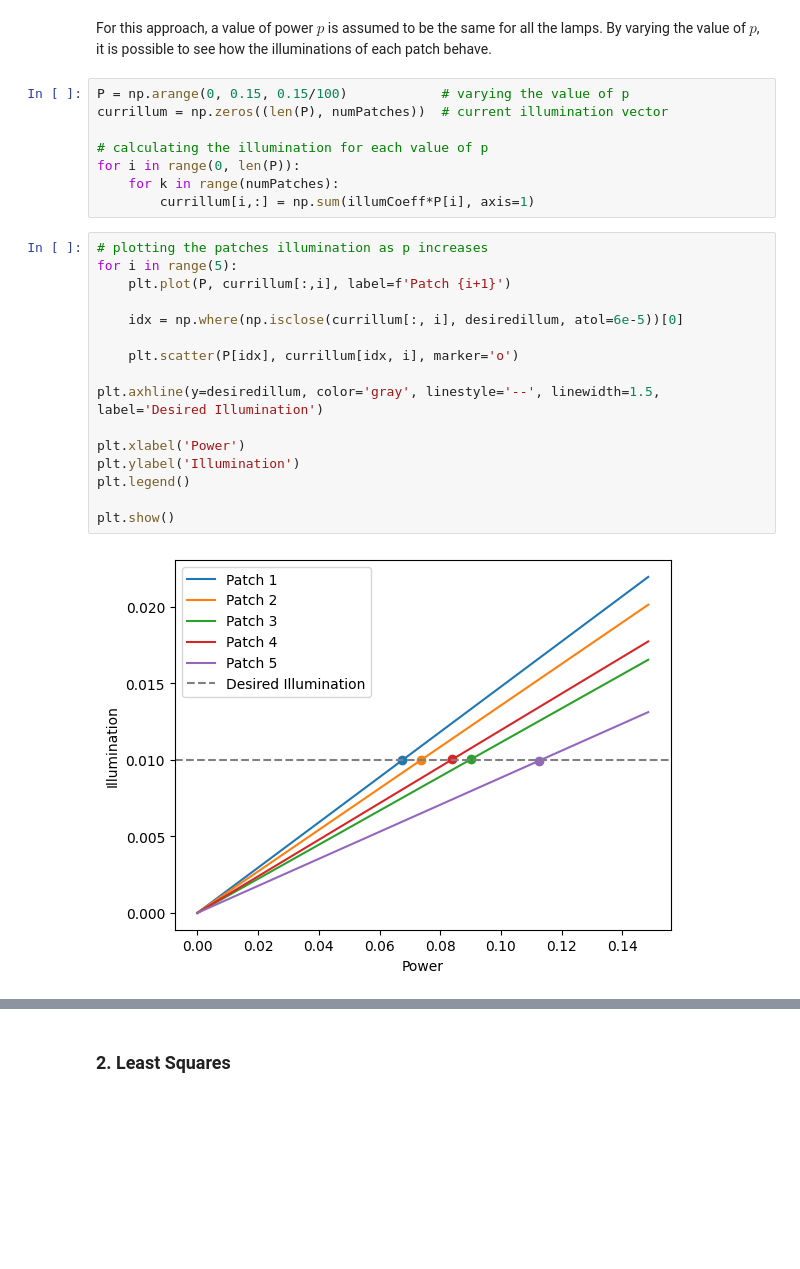
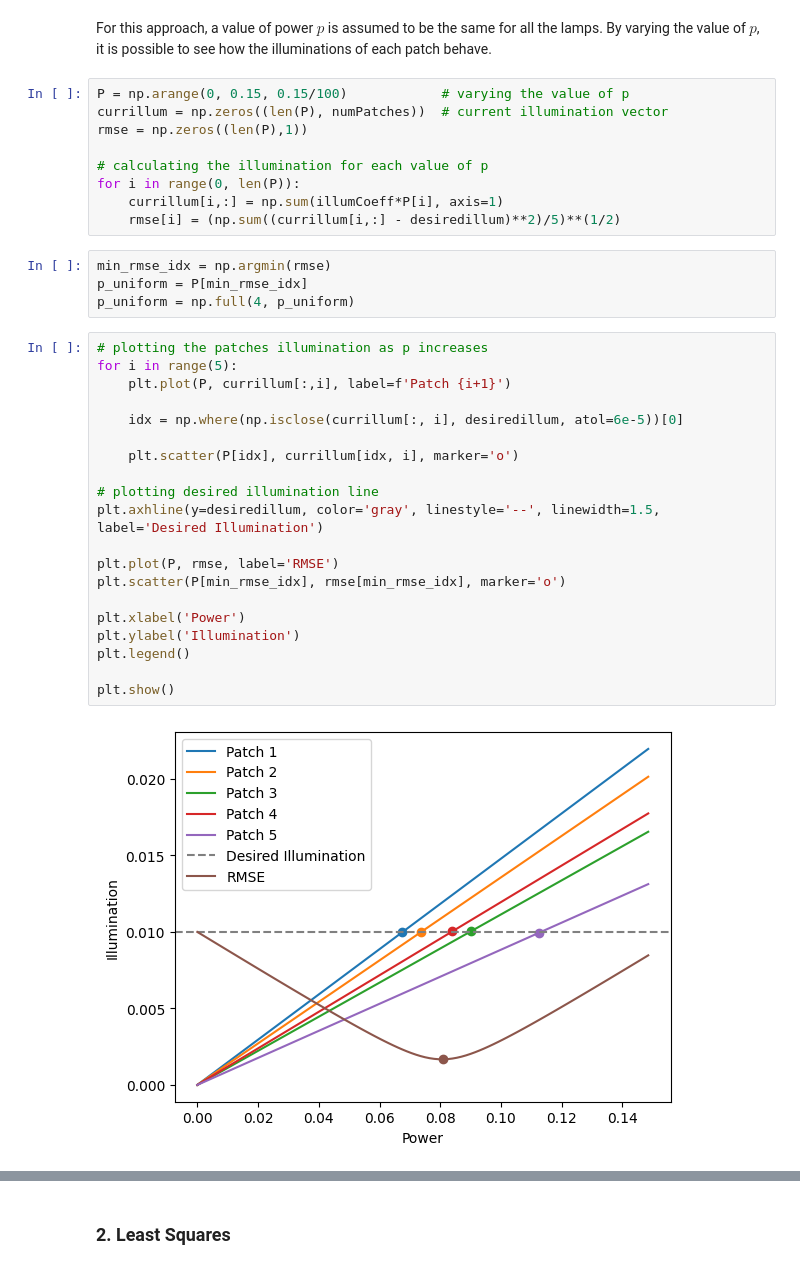
Before and after one commit to felypemaciel/lamps, a Jupyter notebook: lamps.ipynb, the cells around one changed output, grey strips where cells are left out. Saved outputs shown, nothing was run; the diff lists cells and outputs as text; blank space fills up the shorter version.

```diff
--- a/lamps.ipynb
+++ b/lamps.ipynb
@@ -115,28 +116,37 @@ For this approach, a value of power $p$ is assumed to be the same for all the la
 # %%
 P = np.arange(0, 0.15, 0.15/100)            # varying the value of p
 currillum = np.zeros((len(P), numPatches))  # current illumination vector
+rmse = np.zeros((len(P),1))
 
 # calculating the illumination for each value of p
 for i in range(0, len(P)):
-    for k in range(numPatches):
-        currillum[i,:] = np.sum(illumCoeff*P[i], axis=1)
+    currillum[i,:] = np.sum(illumCoeff*P[i], axis=1)
+    rmse[i] = (np.sum((currillum[i,:] - desiredillum)**2)/5)**(1/2)
+# %%
+min_rmse_idx = np.argmin(rmse)
+p_uniform = P[min_rmse_idx]
+p_uniform = np.full(4, p_uniform)
 # %%
 # plotting the patches illumination as p increases
 for i in range(5):
     plt.plot(P, currillum[:,i], label=f'Patch {i+1}')
 
     idx = np.where(np.isclose(currillum[:, i], desiredillum, atol=6e-5))[0]
 
     plt.scatter(P[idx], currillum[idx, i], marker='o')
 
+# plotting desired illumination line
 plt.axhline(y=desiredillum, color='gray', linestyle='--', linewidth=1.5, label='Desired Illumination')
+
+plt.plot(P, rmse, label='RMSE')
+plt.scatter(P[min_rmse_idx], rmse[min_rmse_idx], marker='o')
 
 plt.xlabel('Power')
 plt.ylabel('Illumination')
 plt.legend()
 
 plt.show()
 # %% [output]
-[figure, old version]
+[figure, new version]
 # %% [markdown]
 The figure shows how the illumination in each patch evolves as the power $p$ grows. We see that the desired illumination is met for each patch at different values of $p$. In this manner, even though it is possible to reach the desired illumination for a patch, the others either have less or more illumination that they should.
```
Also changed, not shown: parts of 21 cells of this notebook, 1 other file.
